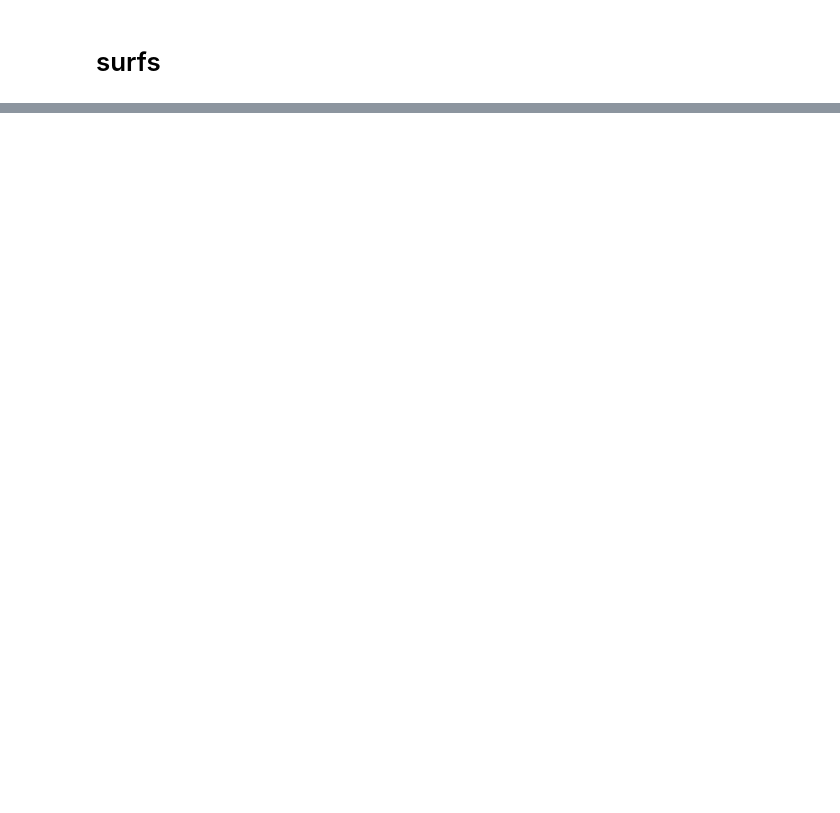
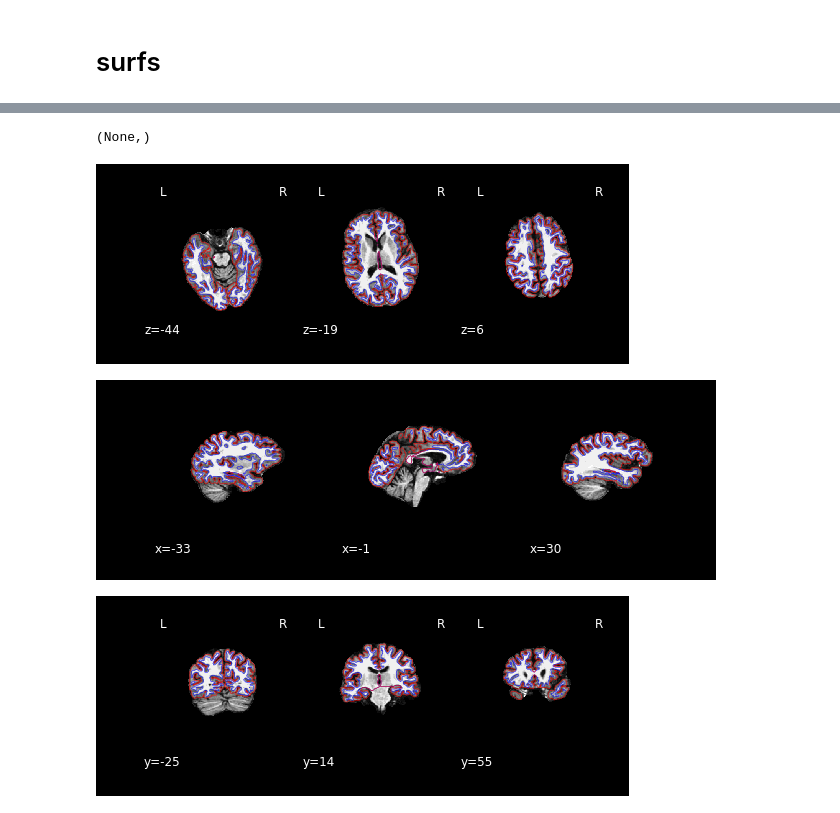
Before and after one commit to fliem/freesurfer, a Jupyter notebook: notebooks/fs_qc_plots.ipynb, the cells around one changed output, grey strips where cells are left out. Drawn from its saved outputs; the diff is of its cells as text; code cells hidden in the pictures; blank space fills up the shorter version.

```diff
--- a/notebooks/fs_qc_plots.ipynb
+++ b/notebooks/fs_qc_plots.ipynb
@@ -83,0 +89,12 @@ plotting.plot_roi(overlays , brain, cmap="prism")
+# %%
+cuts = cuts_from_bbox(contour, cuts=3)
+plot_registration(brain_img, '',
+                  estimate_brightness=True,
+                  cuts=cuts,
+                  contour=contour,
+                  compress=True),
+# %% [output]
+(None,)
+[figure, added]
+[figure, added]
+[figure, added]
```
Also changed, not shown: parts of 12 cells of this notebook, 1 other file.
